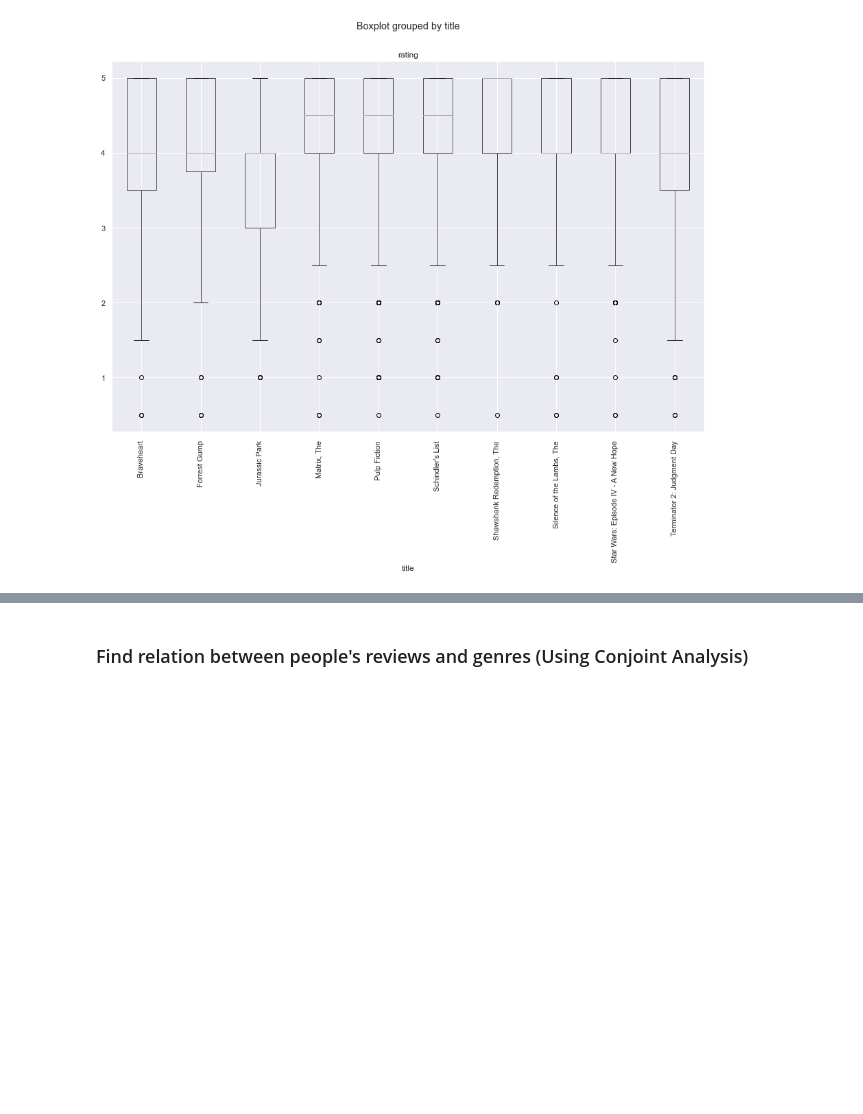
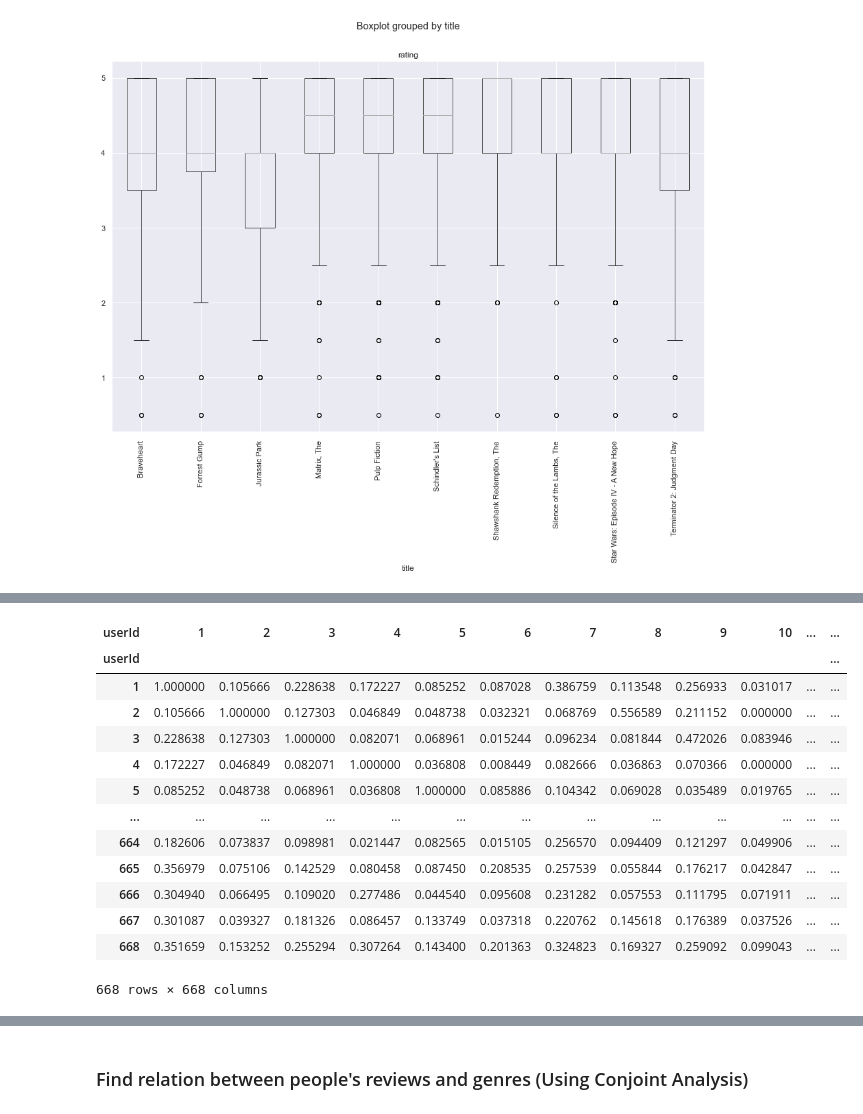
Before and after one commit to bhavesh-20/Movie-Data-Analysis, a Jupyter notebook: Project_G01.ipynb, the cells around one changed output, grey strips where cells are left out. Drawn from its saved outputs; the diff is of its cells as text; code cells hidden in the pictures; blank space fills up the shorter version.

```diff
--- a/Project_G01.ipynb
+++ b/Project_G01.ipynb
@@ -490,0 +518,19 @@ plt.xticks(rotation=90)
+# %%
+people_rating_similarity = cosine_similarity(movies_user_ratings.loc[:, :], movies_user_ratings.loc[:, :])
+people_rating_similarity = pd.DataFrame(people_rating_similarity, index=movies_user_ratings.index, columns=movies_user_ratings.index)
+people_rating_similarity
+# %% [output]
+| userId | 1 | 2 | 3 | 4 | 5 | 6 | 7 | 8 | 9 | 10 | ... | ... |
+| userId |  |  |  |  |  |  |  |  |  |  |  | ... |
+| 1 | 1.000000 | 0.105666 | 0.228638 | 0.172227 | 0.085252 | 0.087028 | 0.386759 | 0.113548 | 0.256933 | 0.031017 | ... | ... |
+| 2 | 0.105666 | 1.000000 | 0.127303 | 0.046849 | 0.048738 | 0.032321 | 0.068769 | 0.556589 | 0.211152 | 0.000000 | ... | ... |
+| 3 | 0.228638 | 0.127303 | 1.000000 | 0.082071 | 0.068961 | 0.015244 | 0.096234 | 0.081844 | 0.472026 | 0.083946 | ... | ... |
+| 4 | 0.172227 | 0.046849 | 0.082071 | 1.000000 | 0.036808 | 0.008449 | 0.082666 | 0.036863 | 0.070366 | 0.000000 | ... | ... |
+| 5 | 0.085252 | 0.048738 | 0.068961 | 0.036808 | 1.000000 | 0.085886 | 0.104342 | 0.069028 | 0.035489 | 0.019765 | ... | ... |
+| ... | ... | ... | ... | ... | ... | ... | ... | ... | ... | ... | ... | ... |
+| 664 | 0.182606 | 0.073837 | 0.098981 | 0.021447 | 0.082565 | 0.015105 | 0.256570 | 0.094409 | 0.121297 | 0.049906 | ... | ... |
+| 665 | 0.356979 | 0.075106 | 0.142529 | 0.080458 | 0.087450 | 0.208535 | 0.257539 | 0.055844 | 0.176217 | 0.042847 | ... | ... |
+| 666 | 0.304940 | 0.066495 | 0.109020 | 0.277486 | 0.044540 | 0.095608 | 0.231282 | 0.057553 | 0.111795 | 0.071911 | ... | ... |
+| 667 | 0.301087 | 0.039327 | 0.181326 | 0.086457 | 0.133749 | 0.037318 | 0.220762 | 0.145618 | 0.176389 | 0.037526 | ... | ... |
+| 668 | 0.351659 | 0.153252 | 0.255294 | 0.307264 | 0.143400 | 0.201363 | 0.324823 | 0.169327 | 0.259092 | 0.099043 | ... | ... |
+668 rows × 668 columns
```
Also changed, not shown: parts of 5 cells of this notebook.
